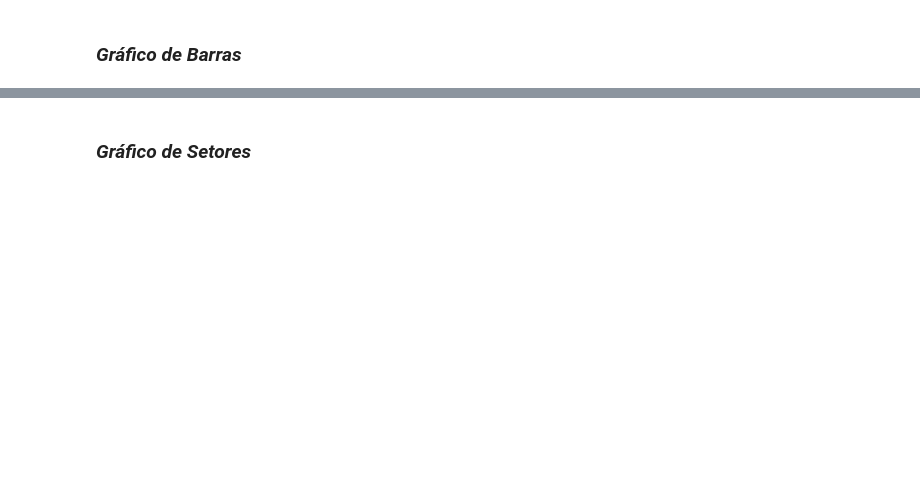
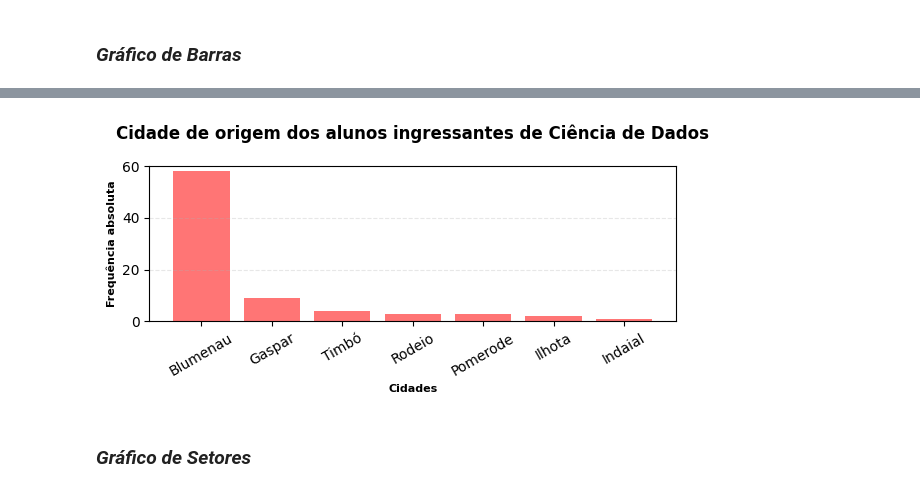
Before and after one commit to Jonathan-Gil-Muller/Analise-Exploratoria-Dados_-BCD-, a Jupyter notebook: [Estatistica]_BCD_2026_2.ipynb, the cells around one changed output, grey strips where cells are left out. Cells and saved outputs as stored; diff of their text form; code cells hidden in the pictures; blank space fills up the shorter version.

```diff
--- a/[Estatistica]_BCD_2026_2.ipynb
+++ b/[Estatistica]_BCD_2026_2.ipynb
@@ -658,24 +728,27 @@ plt.show()
 # %%
 # 1. Dados
-contagem = df['C_reside'].value_counts()
-valores = contagem.values
-legendas = contagem.index
+contagem = df['C_RESIDE'].value_counts()
+valores = contagem.values  # valores de frequencia para eixo y
+legendas = contagem.index  # nomes das cidades para o eixo x
 
 # 2. Criar o gráfico de barras
 plt.figure(figsize=(6, 3))
-plt.bar(legendas, valores, color='navy', edgecolor='black')
+plt.bar(legendas, valores, color='#FF7575')
 
 # 3. Personalização
-plt.title("Cidade de origem dos alunos", fontsize=14, fontweight='bold')
-plt.xlabel("Cidades", fontsize=10, fontweight='bold')
-plt.ylabel("Frequência absoluta", fontsize=10, fontweight='bold')
+plt.title("Cidade de origem dos alunos ingressantes de Ciência de Dados",
+          fontsize=12, fontweight='bold', pad=20)
+plt.xlabel("Cidades", fontsize=8, fontweight='bold')
+plt.ylabel("Frequência absoluta", fontsize=8, fontweight='bold')
 plt.xticks(rotation=30)
-plt.grid(axis='y', linestyle='--', alpha=0.4)
+plt.grid(axis='y', linestyle='--', alpha=0.3)
 plt.ylim(0, max(valores) + 2)
 
 # 4. Exibição do gráfico
 plt.tight_layout()
 plt.show()
+# %% [output]
+[figure, added]
 # %% [markdown]
 ### _Gráfico de Setores_
 # %%
```
Also changed, not shown: parts of 30 cells of this notebook.
